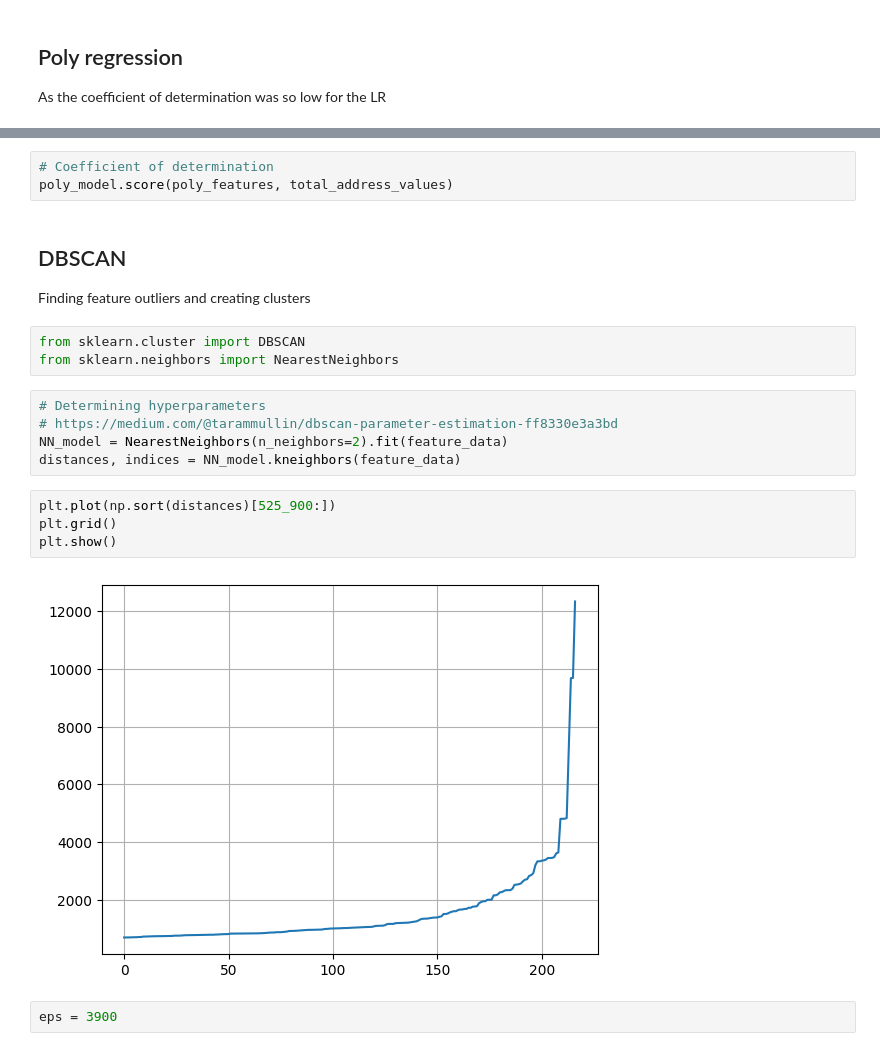
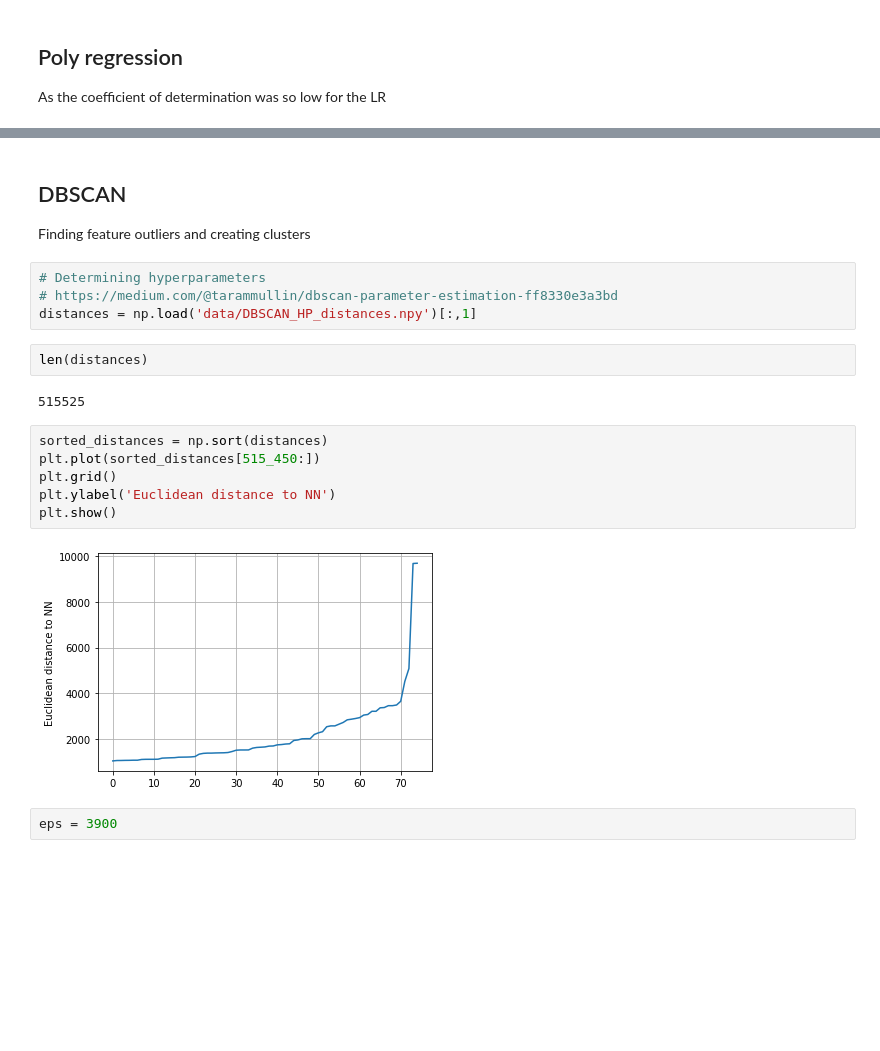
Before and after one commit to PBonvang/02807-Project, a Jupyter notebook: analysis.ipynb, the cells around one changed output, grey strips where cells are left out. Saved outputs shown, nothing was run; the diff lists cells and outputs as text; blank space fills up the shorter version.

```diff
--- a/analysis.ipynb
+++ b/analysis.ipynb
@@ -273,23 +281,22 @@ Error:
-# %%
-# Coefficient of determination
-poly_model.score(poly_features, total_address_values)
 # %% [markdown]
 ## DBSCAN
 Finding feature outliers and creating clusters
-# %%
-from sklearn.cluster import DBSCAN
-from sklearn.neighbors import NearestNeighbors
 # %%
 # Determining hyperparameters
 # https://medium.com/@tarammullin/dbscan-parameter-estimation-ff8330e3a3bd
-NN_model = NearestNeighbors(n_neighbors=2).fit(feature_data)
-distances, indices = NN_model.kneighbors(feature_data)
+distances = np.load('data/DBSCAN_HP_distances.npy')[:,1]
+# %%
+len(distances)
+# %% [output]
+515525
 # %%
-plt.plot(np.sort(distances)[525_900:])
+sorted_distances = np.sort(distances)
+plt.plot(sorted_distances[515_450:])
 plt.grid()
+plt.ylabel('Euclidean distance to NN')
 plt.show()
 # %% [output]
-[figure, old version]
+[figure, new version]
 # %%
 eps = 3900
 # %%
```
Also changed, not shown: parts of 18 cells of this notebook.
